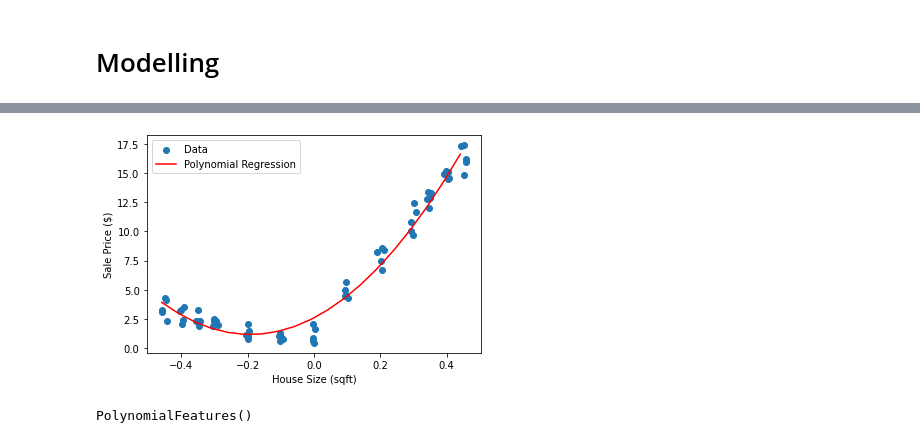
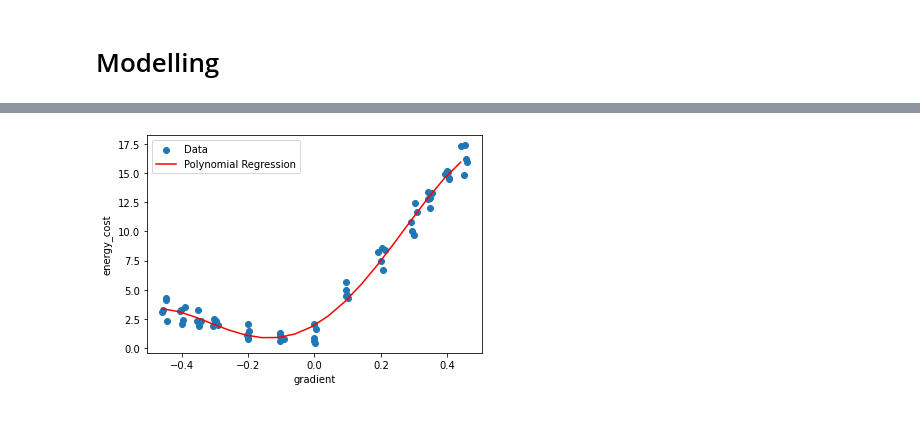
Before and after one commit to JorgeIvanJH/Isazi, a Jupyter notebook: test.ipynb, the cells around one changed output, grey strips where cells are left out. Saved outputs shown, nothing was run; the diff lists cells and outputs as text; code cells hidden in the pictures.

Commit message:
mse metrics on polynomial regression

```diff
--- a/test.ipynb
+++ b/test.ipynb
@@ -85,0 +91,27 @@ dtype: float64
+# %%
+x_orig = df_ener_cost.loc[:,'gradient'].values.reshape(-1, 1)
+y_orig = df_ener_cost.loc[:,'energy_cost'].values.reshape(-1, 1)
+
+# Evaluating best (non overfitting value)
+for degree in range(9):
+    # Create polynomial features
+    poly_features = PolynomialFeatures(degree=degree)
+    X_poly = poly_features.fit_transform(x_orig)
+    # Train
+    model = LinearRegression()
+    model.fit(X_poly, y_orig)
+    # EVALUATE MSE
+    y_pred = model.predict(X_poly)
+    mse = mean_squared_error(y_orig, y_pred)
+    print(f"Mean Squared Error for degree {degree}: {mse}")
+
+# Create polynomial features
+degree = 4
+poly_features = PolynomialFeatures(degree=degree)
+X_poly = poly_features.fit_transform(x_orig)
+# Train
+model = LinearRegression()
+model.fit(X_poly, y_orig)
+# EVALUATE MSE
+y_pred = model.predict(X_poly)
+mse = mean_squared_error(y_orig, y_pred)
@@ -86,29 +128,17 @@ dtype: float64
 # %%
-X = df_ener_cost.loc[:,'gradient'].values.reshape(-1, 1)
-y = df_ener_cost.loc[:,'energy_cost'].values.reshape(-1, 1)
-# Create polynomial features
-degree = 2
-poly_features = PolynomialFeatures(degree=degree)
-X_poly = poly_features.fit_transform(X)
-# Train
-model = LinearRegression()
-model.fit(X_poly, y)
+# VISUALIZING THE MODEL FIT
 # Predict on new data
 min_indep = df_ener_cost.loc[:,'gradient'].min()
 max_indep = df_ener_cost.loc[:,'gradient'].max()
 X_new = np.arange(min_indep, max_indep, 0.05).reshape(-1, 1)
 X_new_poly = poly_features.transform(X_new)
 y_pred = model.predict(X_new_poly)
 # Visualize the results
-plt.scatter(X, y, label='Data')
+plt.scatter(x_orig, y_orig, label='Data')
 plt.plot(X_new, y_pred, color='red', label='Polynomial Regression')
-plt.xlabel('House Size (sqft)')
-plt.ylabel('Sale Price ($)')
+plt.xlabel('gradient')
+plt.ylabel('energy_cost')
 plt.legend()
 plt.show()
 # %% [output]
-[figure, old version]
+[figure, new version]
-# %%
-poly_features
-# %% [output]
-PolynomialFeatures()
```
Also changed, not shown: parts of 7 cells of this notebook.
